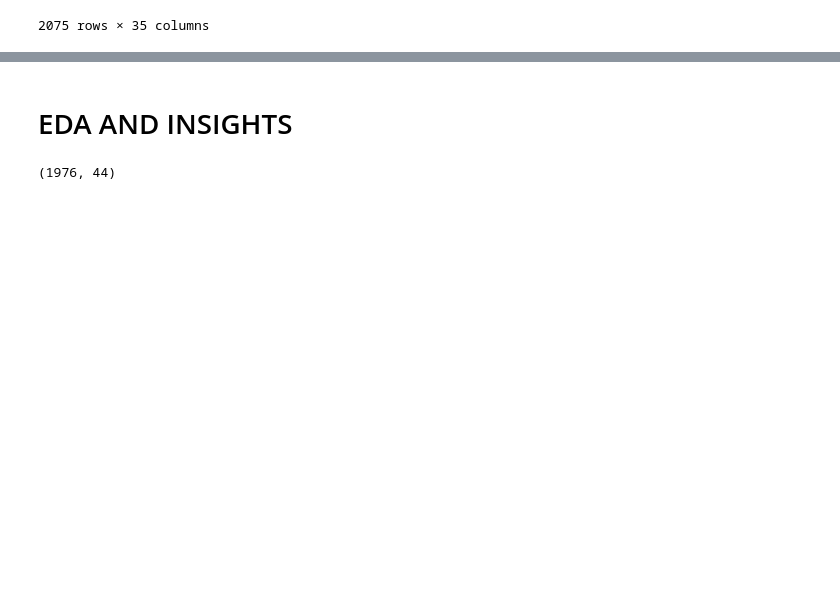
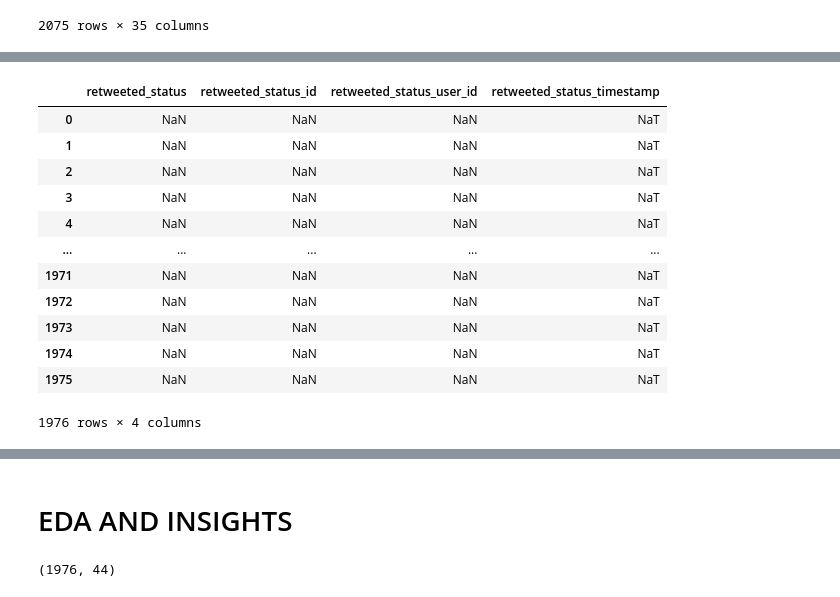
Before and after one commit to jaeycyril/Twitter_data_wrangling, a Jupyter notebook: wrangle_act.ipynb, the cells around one changed output, grey strips where cells are left out. Cells and saved outputs as stored; diff of their text form; code cells hidden in the pictures; blank space fills up the shorter version.

```diff
--- a/wrangle_act.ipynb
+++ b/wrangle_act.ipynb
@@ -716,0 +939,21 @@ memory usage: 715.9+ KB
+# %%
+# QUALITY ISSUE 9
+
+# After the joins, some columns now contain only null values
+# 'retweeted_status', 'retweeted_status_id', 'retweeted_status_user_id', 'retweeted_status_timestamp'
+
+master_draft[['retweeted_status', 'retweeted_status_id', 'retweeted_status_user_id', 'retweeted_status_timestamp']]
+# %% [output]
+|  | retweeted_status | retweeted_status_id | retweeted_status_user_id | retweeted_status_timestamp |
+| 0 | NaN | NaN | NaN | NaT |
+| 1 | NaN | NaN | NaN | NaT |
+| 2 | NaN | NaN | NaN | NaT |
+| 3 | NaN | NaN | NaN | NaT |
+| 4 | NaN | NaN | NaN | NaT |
+| ... | ... | ... | ... | ... |
+| 1971 | NaN | NaN | NaN | NaT |
+| 1972 | NaN | NaN | NaN | NaT |
+| 1973 | NaN | NaN | NaN | NaT |
+| 1974 | NaN | NaN | NaN | NaT |
+| 1975 | NaN | NaN | NaN | NaT |
+1976 rows × 4 columns
```
Also changed, not shown: parts of 78 cells of this notebook.
